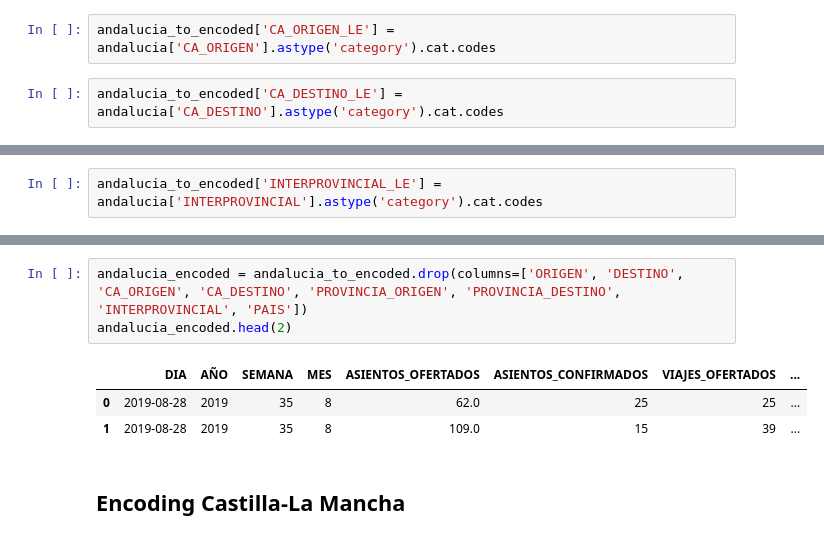
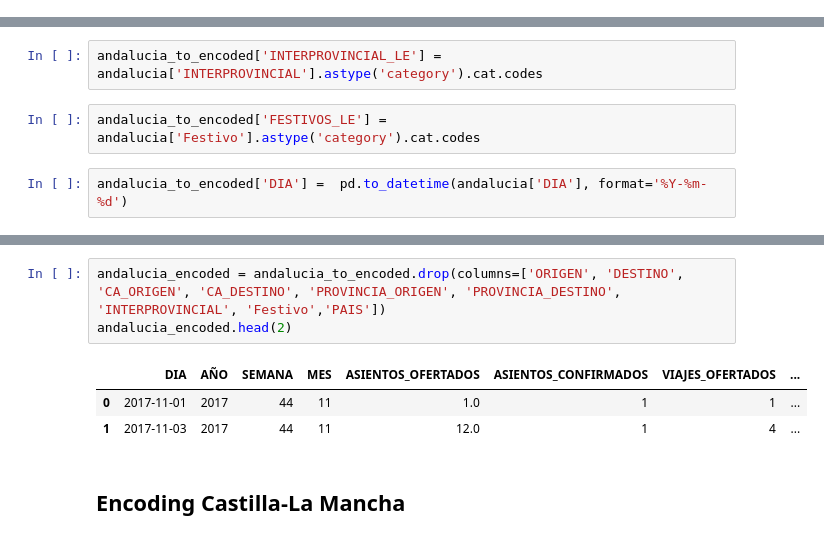
Before and after one commit to JoseAlbertoSeco/BlablacarCarpooling_DataMining, a Jupyter notebook: notebooks/Regression.ipynb, the cells around one changed output, grey strips where cells are left out. Drawn from its saved outputs; the diff is of its cells as text.

```diff
--- a/notebooks/Regression.ipynb
+++ b/notebooks/Regression.ipynb
@@ -92,15 +75,15 @@ andalucia_to_encoded['ORIGEN'] = andalucia['ORIGEN'].astype('category').cat.code
 # %%
 andalucia_to_encoded['DESTINO_LE'] = andalucia['DESTINO'].astype('category').cat.codes
-# %%
-andalucia_to_encoded['CA_ORIGEN_LE'] = andalucia['CA_ORIGEN'].astype('category').cat.codes
-# %%
-andalucia_to_encoded['CA_DESTINO_LE'] = andalucia['CA_DESTINO'].astype('category').cat.codes
 # %%
 andalucia_to_encoded['PROVINCIA_ORIGEN_LE'] = andalucia['PROVINCIA_ORIGEN'].astype('category').cat.codes
 # %%
 andalucia_to_encoded['PROVINCIA_DESTINO_LE'] = andalucia['PROVINCIA_DESTINO'].astype('category').cat.codes
 # %%
 andalucia_to_encoded['INTERPROVINCIAL_LE'] = andalucia['INTERPROVINCIAL'].astype('category').cat.codes
+# %%
+andalucia_to_encoded['FESTIVOS_LE'] = andalucia['Festivo'].astype('category').cat.codes
+# %%
+andalucia_to_encoded['DIA'] =  pd.to_datetime(andalucia['DIA'], format='%Y-%m-%d')
 # %%
 andalucia_to_encoded.tail(5)
 # %% [output]
@@ -113,10 +96,10 @@ andalucia_to_encoded.tail(5)
 # %%
-andalucia_encoded = andalucia_to_encoded.drop(columns=['ORIGEN', 'DESTINO', 'CA_ORIGEN', 'CA_DESTINO', 'PROVINCIA_ORIGEN', 'PROVINCIA_DESTINO', 'INTERPROVINCIAL', 'PAIS'])
+andalucia_encoded = andalucia_to_encoded.drop(columns=['ORIGEN', 'DESTINO', 'CA_ORIGEN', 'CA_DESTINO', 'PROVINCIA_ORIGEN', 'PROVINCIA_DESTINO', 'INTERPROVINCIAL', 'Festivo','PAIS'])
 andalucia_encoded.head(2)
 # %% [output]
 |  | DIA | AÑO | SEMANA | MES | ASIENTOS_OFERTADOS | ASIENTOS_CONFIRMADOS | VIAJES_OFERTADOS | ... |
-| 0 | 2019-08-28 | 2019 | 35 | 8 | 62.0 | 25 | 25 | ... |
-| 1 | 2019-08-28 | 2019 | 35 | 8 | 109.0 | 15 | 39 | ... |
+| 0 | 2017-11-01 | 2017 | 44 | 11 | 1.0 | 1 | 1 | ... |
+| 1 | 2017-11-03 | 2017 | 44 | 11 | 12.0 | 1 | 4 | ... |
 # %% [markdown]
 ## Encoding Castilla-La Mancha
 # %%
```
Also changed, not shown: parts of 54 cells of this notebook.
